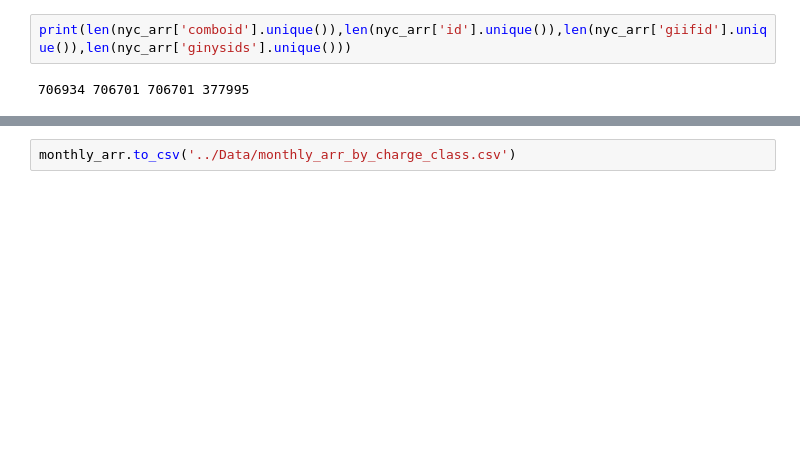
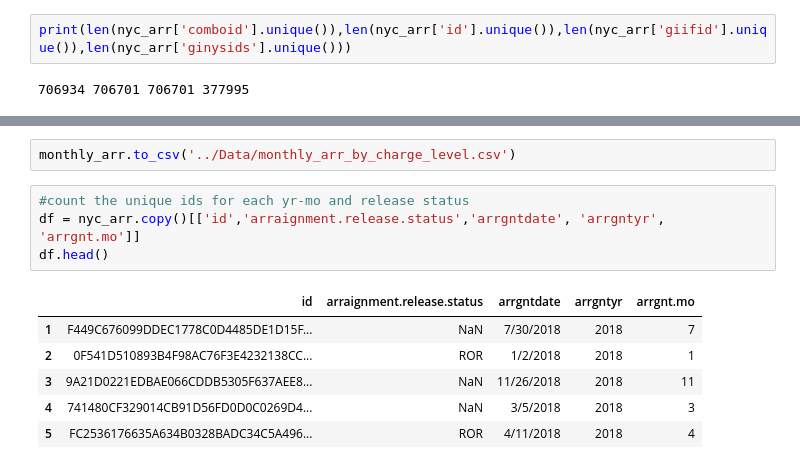
Before and after one commit to DataCollaborativeForJustice/DOC_Jail_Population_Timeseries, a Jupyter notebook: Scripts/exogenous_variables.ipynb, the cells around one changed output, grey strips where cells are left out. Saved outputs shown, nothing was run; the diff lists cells and outputs as text; blank space fills up the shorter version.

```diff
--- a/Scripts/exogenous_variables.ipynb
+++ b/Scripts/exogenous_variables.ipynb
@@ -441,2 +436,13 @@ monthly_arr.head()
 # %%
-monthly_arr.to_csv('../Data/monthly_arr_by_charge_class.csv')
+monthly_arr.to_csv('../Data/monthly_arr_by_charge_level.csv')
+# %%
+#count the unique ids for each yr-mo and release status
+df = nyc_arr.copy()[['id','arraignment.release.status','arrgntdate', 'arrgntyr', 'arrgnt.mo']]
+df.head()
+# %% [output]
+|  | id | arraignment.release.status | arrgntdate | arrgntyr | arrgnt.mo |
+| 1 | F449C676099DDEC1778C0D4485DE1D15F... | NaN | 7/30/2018 | 2018 | 7 |
+| 2 | 0F541D510893B4F98AC76F3E4232138CC... | ROR | 1/2/2018 | 2018 | 1 |
+| 3 | 9A21D0221EDBAE066CDDB5305F637AEE8... | NaN | 11/26/2018 | 2018 | 11 |
+| 4 | 741480CF329014CB91D56FD0D0C0269D4... | NaN | 3/5/2018 | 2018 | 3 |
+| 5 | FC2536176635A634B0328BADC34C5A496... | ROR | 4/11/2018 | 2018 | 4 |
```
Also changed, not shown: parts of 6 cells of this notebook, 2 other files.
